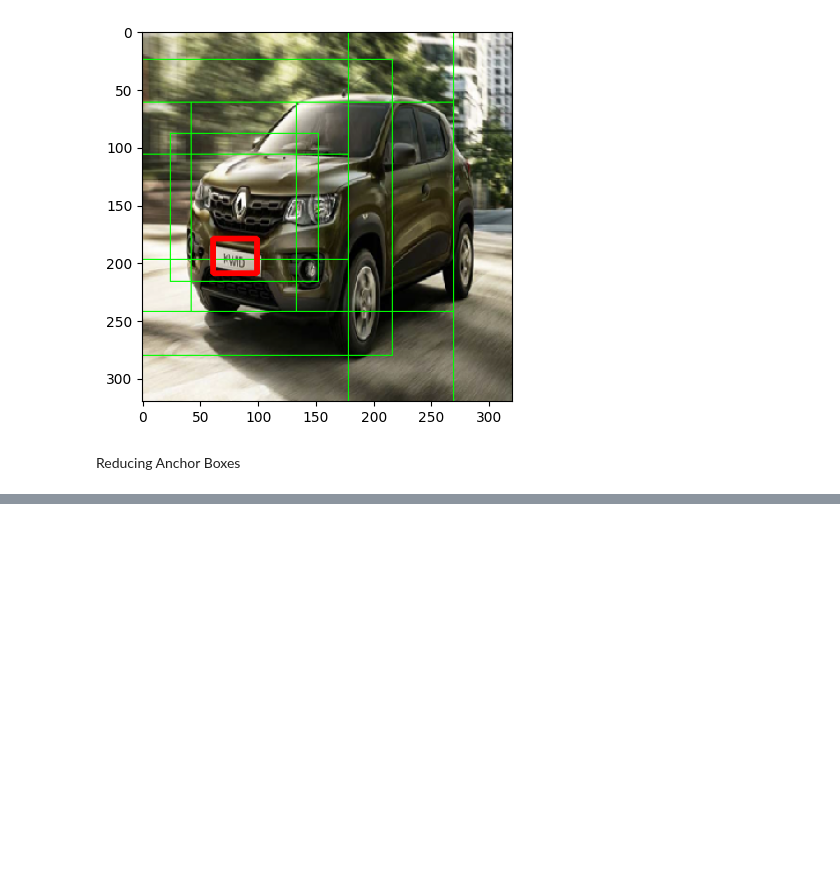
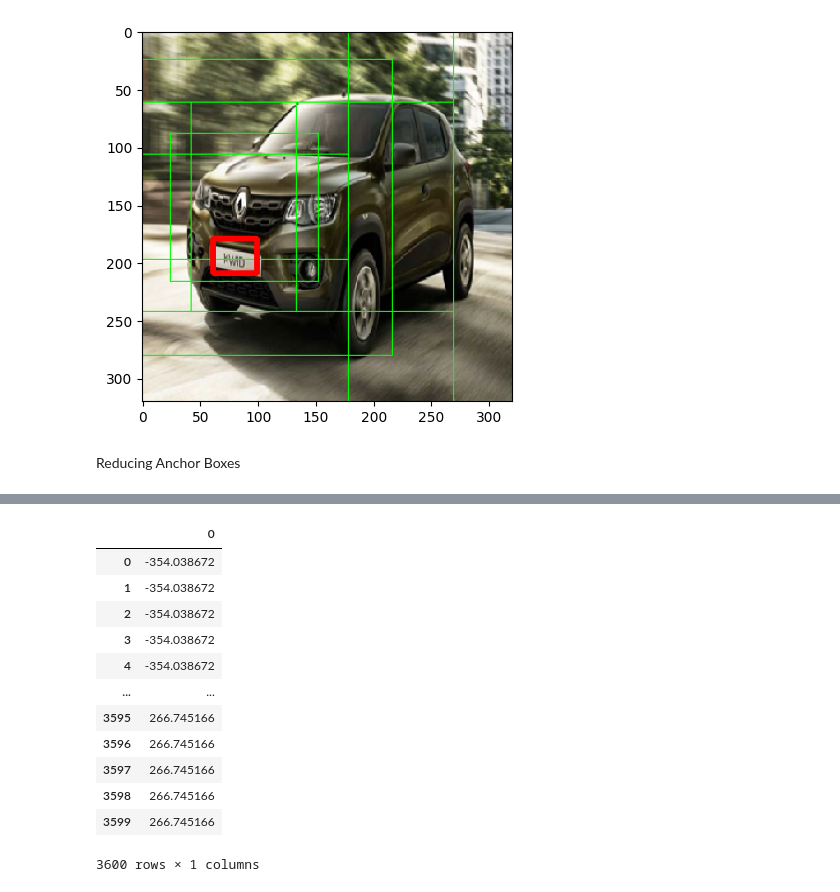
Before and after one commit to mralamdari/Computer-Vision-Papers, a Jupyter notebook: Faster_RCNN.ipynb, the cells around one changed output, grey strips where cells are left out. Cells and saved outputs as stored; diff of their text form; code cells hidden in the pictures; blank space fills up the shorter version.

```diff
--- a/Faster_RCNN.ipynb
+++ b/Faster_RCNN.ipynb
@@ -754,0 +773,16 @@ print(valid_anchor_boxes.shape)
+# %%
+pd.DataFrame(np.sort(anchor_boxes[:, 0]))
+# %% [output]
+|  | 0 |
+| 0 | -354.038672 |
+| 1 | -354.038672 |
+| 2 | -354.038672 |
+| 3 | -354.038672 |
+| 4 | -354.038672 |
+| ... | ... |
+| 3595 | 266.745166 |
+| 3596 | 266.745166 |
+| 3597 | 266.745166 |
+| 3598 | 266.745166 |
+| 3599 | 266.745166 |
+3600 rows × 1 columns
```
Also changed, not shown: parts of 2 cells of this notebook.
